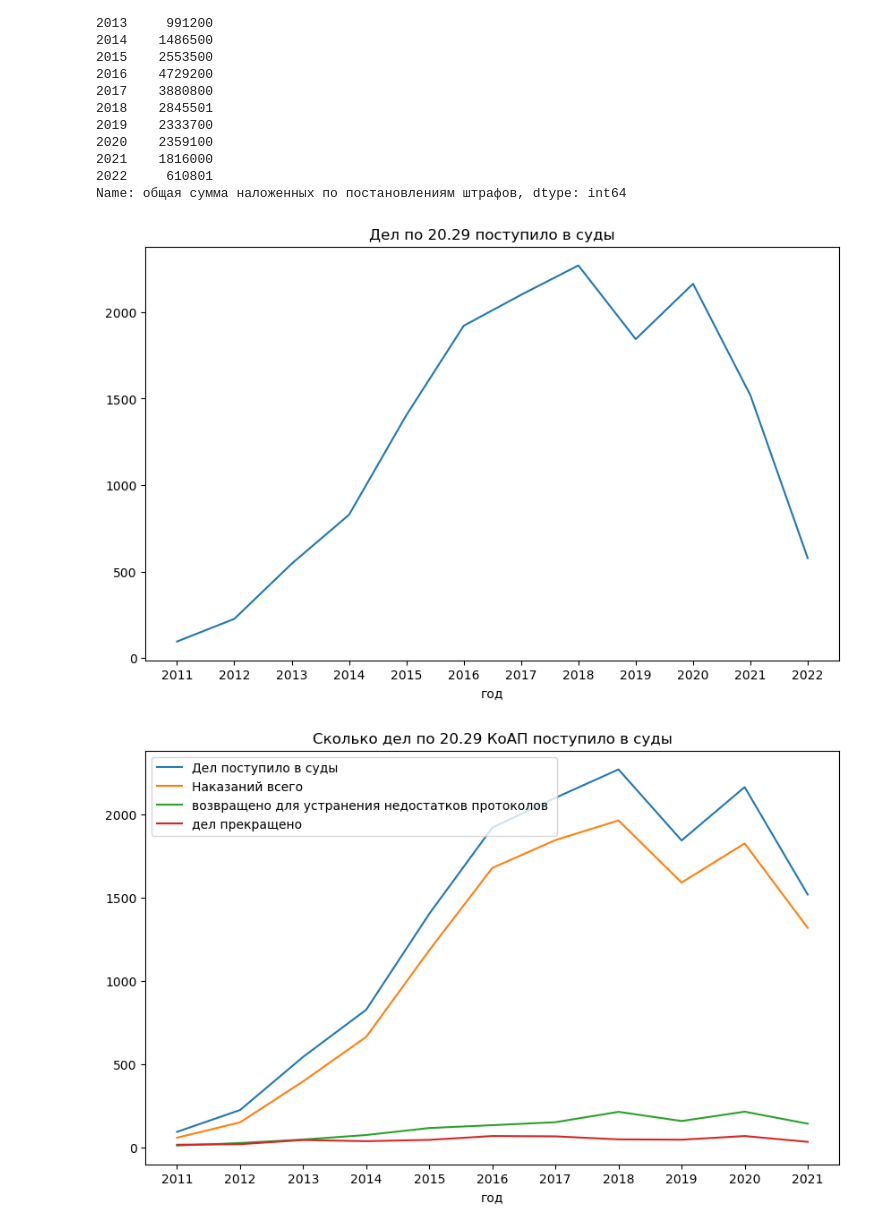
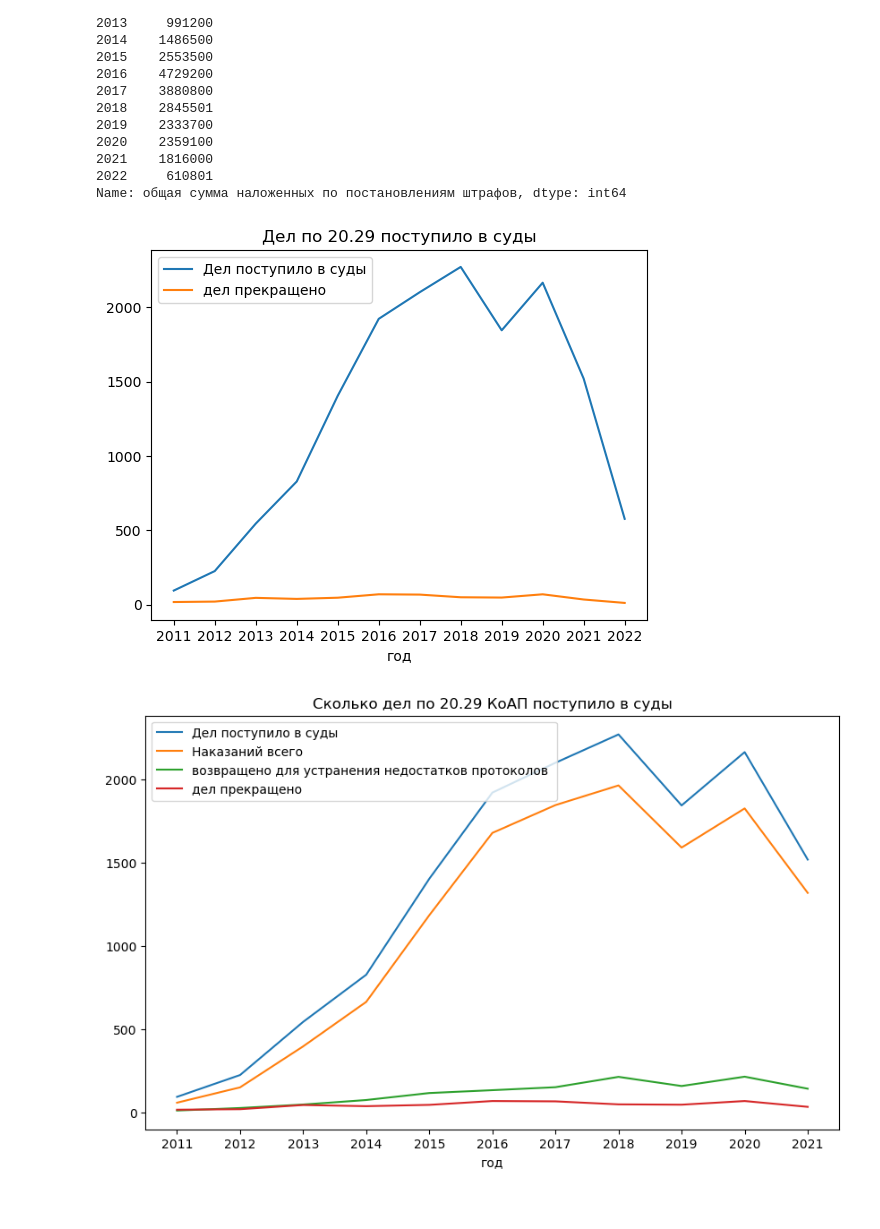
Before and after one commit to kkruglik/extr_mat_prerelease, a Jupyter notebook: release_notebook.ipynb, the cells around one changed output. Drawn from its saved outputs; the diff is of its cells as text; code cells hidden in the pictures.

```diff
--- a/release_notebook.ipynb
+++ b/release_notebook.ipynb
@@ -392,13 +422,12 @@ df_supreme_court.groupby("год")[
 2022     610801
 Name: общая сумма наложенных по постановлениям штрафов, dtype: int64
 # %%
-total_cases = df_supreme_court.groupby("год")["Дел поступило в суды"].sum()
-plt.figure(figsize=(10, 6))
+total_cases = df_supreme_court.groupby("год")[["Дел поступило в суды", "дел прекращено"]].sum()
+total_cases.plot()
 plt.title("Дел по 20.29 поступило в суды")
-total_cases.plot()
 plt.xticks(total_cases.index)
 plt.show()
 # %% [output]
-[figure, old version]
+[figure, new version]
 # %%
 total_cases.to_csv("viz_data/Дел по 20.29 поступило в суды.csv")
```
Also changed, not shown: parts of 23 cells of this notebook.
